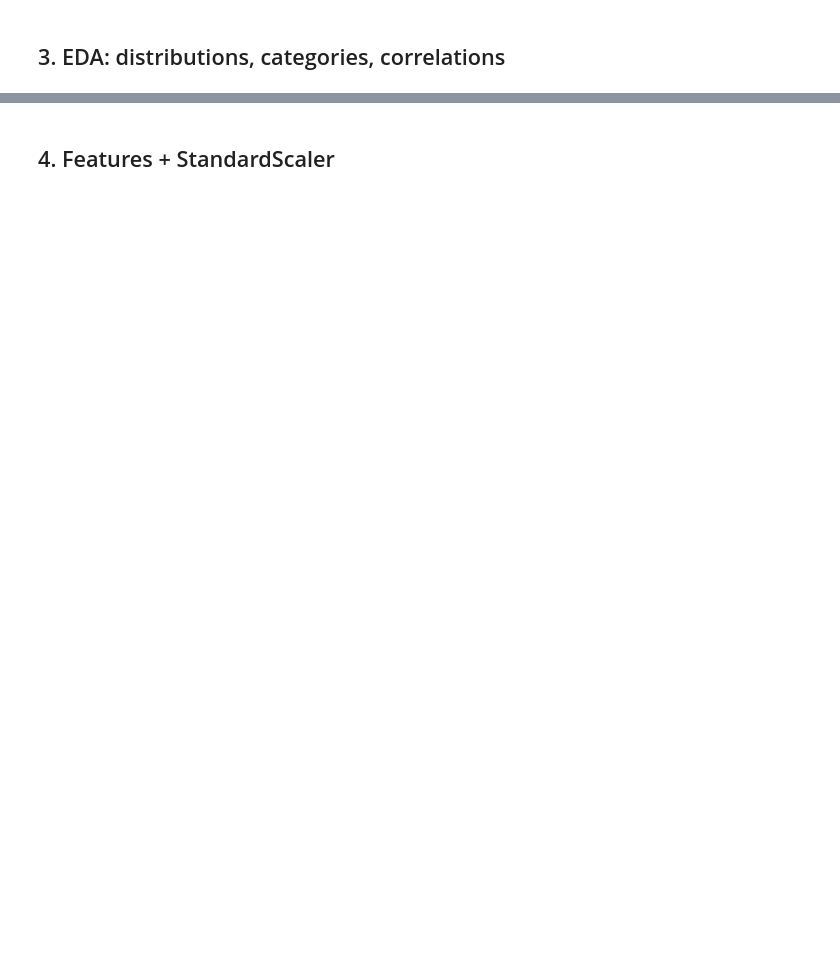
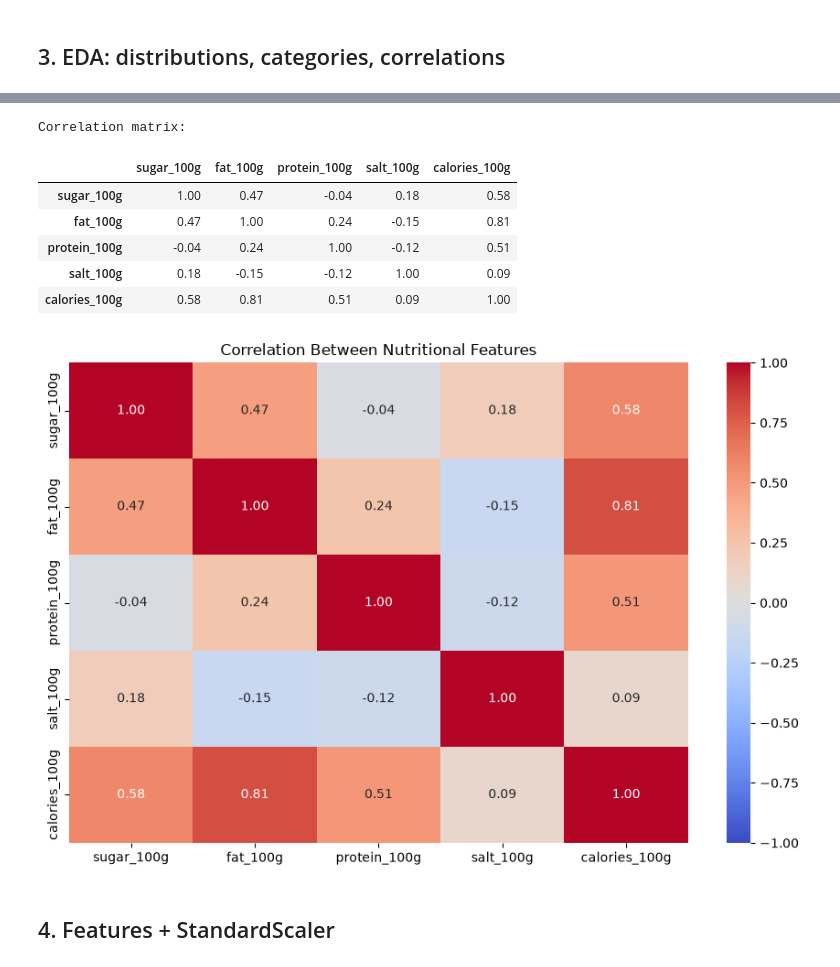
Before and after one commit to nancyajouz23/openfoodfacts-network-project, a Jupyter notebook: notebooks/ml_analysis.ipynb, the cells around one changed output, grey strips where cells are left out. Drawn from its saved outputs; the diff is of its cells as text; code cells hidden in the pictures; blank space fills up the shorter version.

```diff
--- a/notebooks/ml_analysis.ipynb
+++ b/notebooks/ml_analysis.ipynb
@@ -22,2 +203,37 @@ import config
+# %%
+
+import seaborn as sns
+import matplotlib.pyplot as plt
+
+# Calculate correlations between nutritional features
+correlation_matrix = df_clean[features].corr()
+
+print("Correlation matrix:")
+display(correlation_matrix.round(2))
+
+# Create correlation heatmap
+plt.figure(figsize=(9, 6))
+
+sns.heatmap(
+    correlation_matrix,
+    annot=True,
+    cmap="coolwarm",
+    fmt=".2f",
+    vmin=-1,
+    vmax=1
+)
+
+plt.title("Correlation Between Nutritional Features")
+plt.tight_layout()
+plt.show()
+# %% [output]
+Correlation matrix:
+|  | sugar_100g | fat_100g | protein_100g | salt_100g | calories_100g |
+| sugar_100g | 1.00 | 0.47 | -0.04 | 0.18 | 0.58 |
+| fat_100g | 0.47 | 1.00 | 0.24 | -0.15 | 0.81 |
+| protein_100g | -0.04 | 0.24 | 1.00 | -0.12 | 0.51 |
+| salt_100g | 0.18 | -0.15 | -0.12 | 1.00 | 0.09 |
+| calories_100g | 0.58 | 0.81 | 0.51 | 0.09 | 1.00 |
+[figure, added]
 # %% [markdown]
 ## 4. Features + StandardScaler
```
Also changed, not shown: parts of 22 cells of this notebook, 52 other files.
